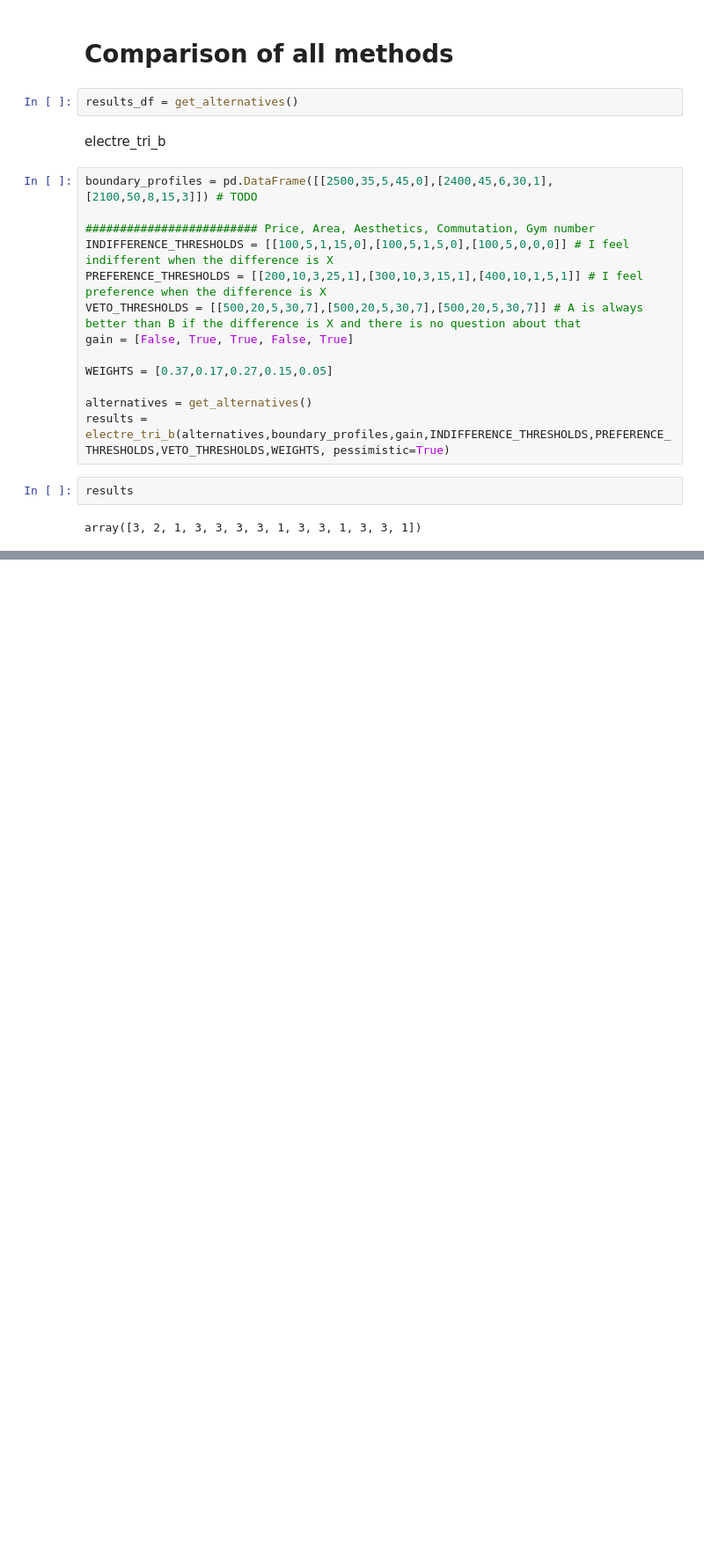
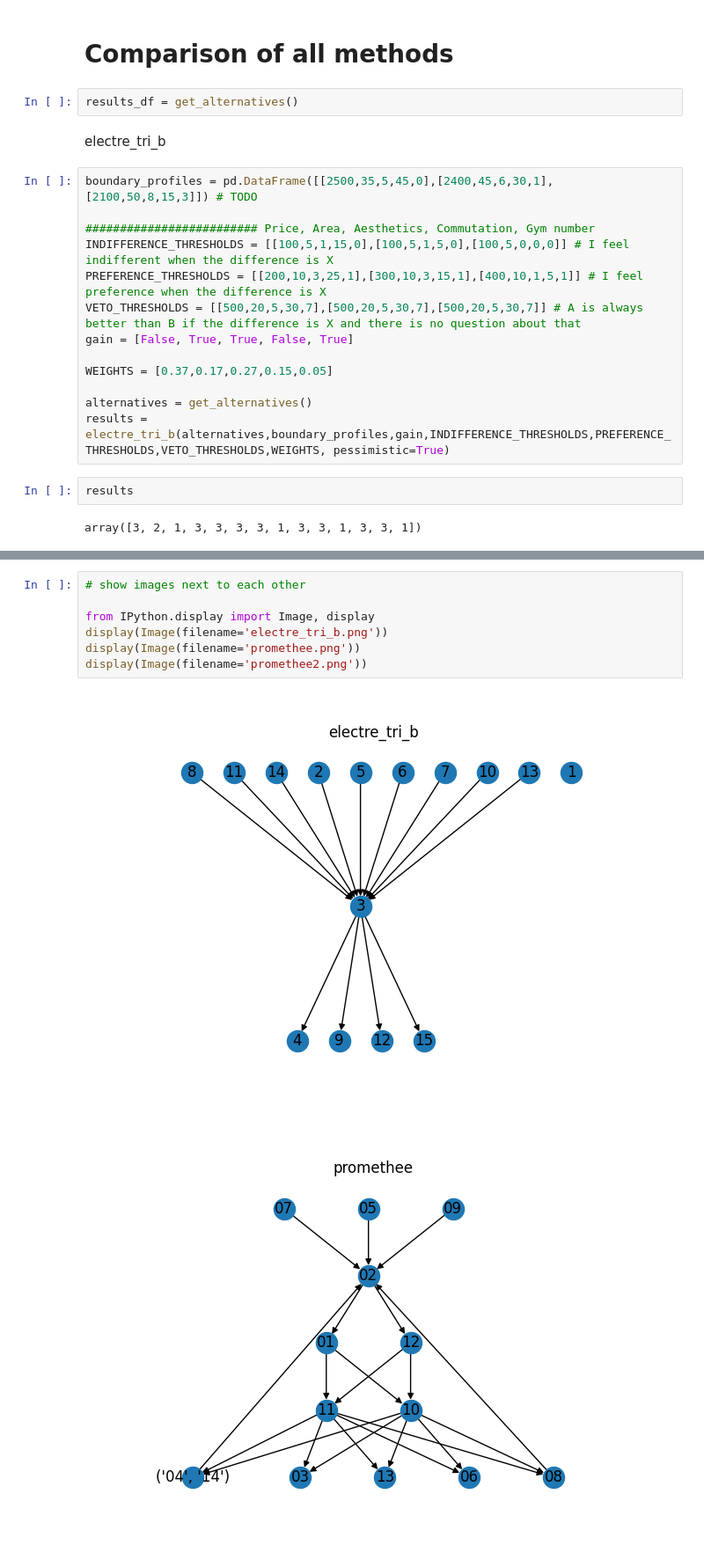
Before and after one commit to krystianMoras/decision_analysis_projects, a Jupyter notebook: notebook.ipynb, the cells around one changed output, grey strips where cells are left out. Shown at 88% size. Drawn from its saved outputs; the diff is of its cells as text; blank space fills up the shorter version.

```diff
--- a/notebook.ipynb
+++ b/notebook.ipynb
@@ -1138,0 +1200,10 @@ plt.savefig('electre_tri_b.png')
+# %%
+# show images next to each other
+
+from IPython.display import Image, display
+display(Image(filename='electre_tri_b.png'))
+display(Image(filename='promethee.png'))
+display(Image(filename='promethee2.png'))
+# %% [output]
+[figure, added]
+[figure, added]
```
Also changed, not shown: parts of 13 cells of this notebook, 3 other files.
